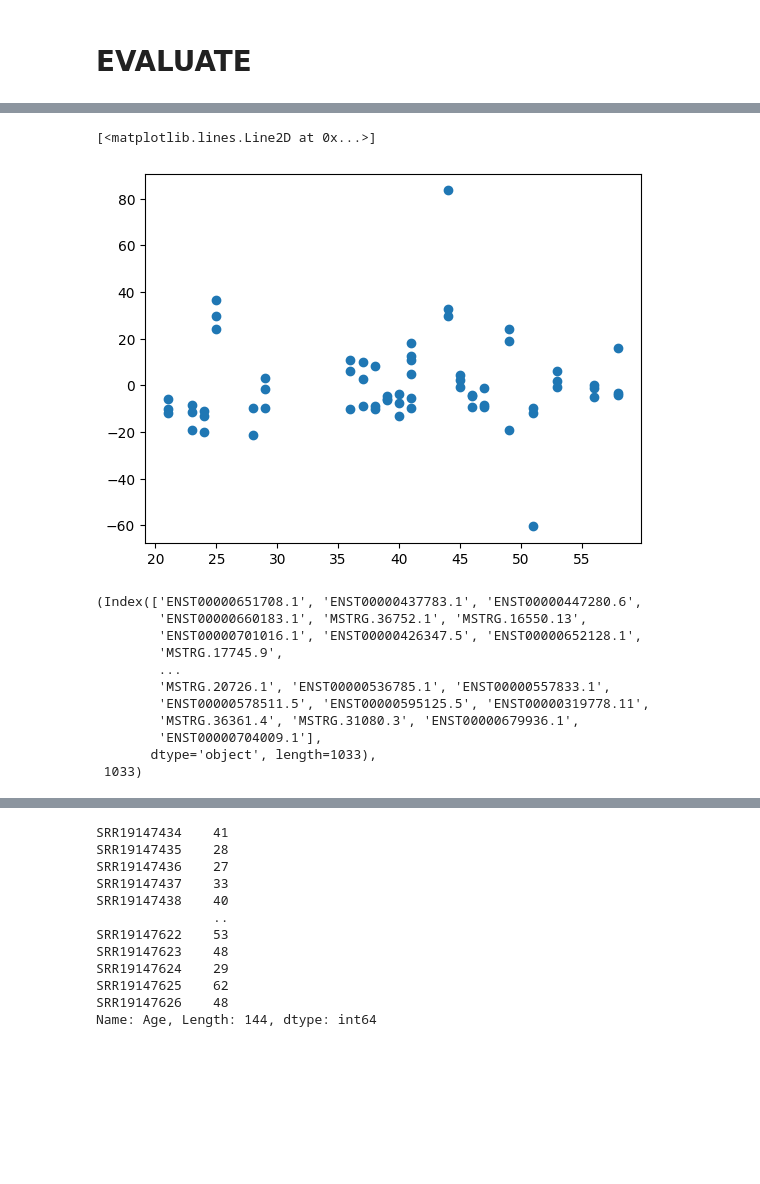
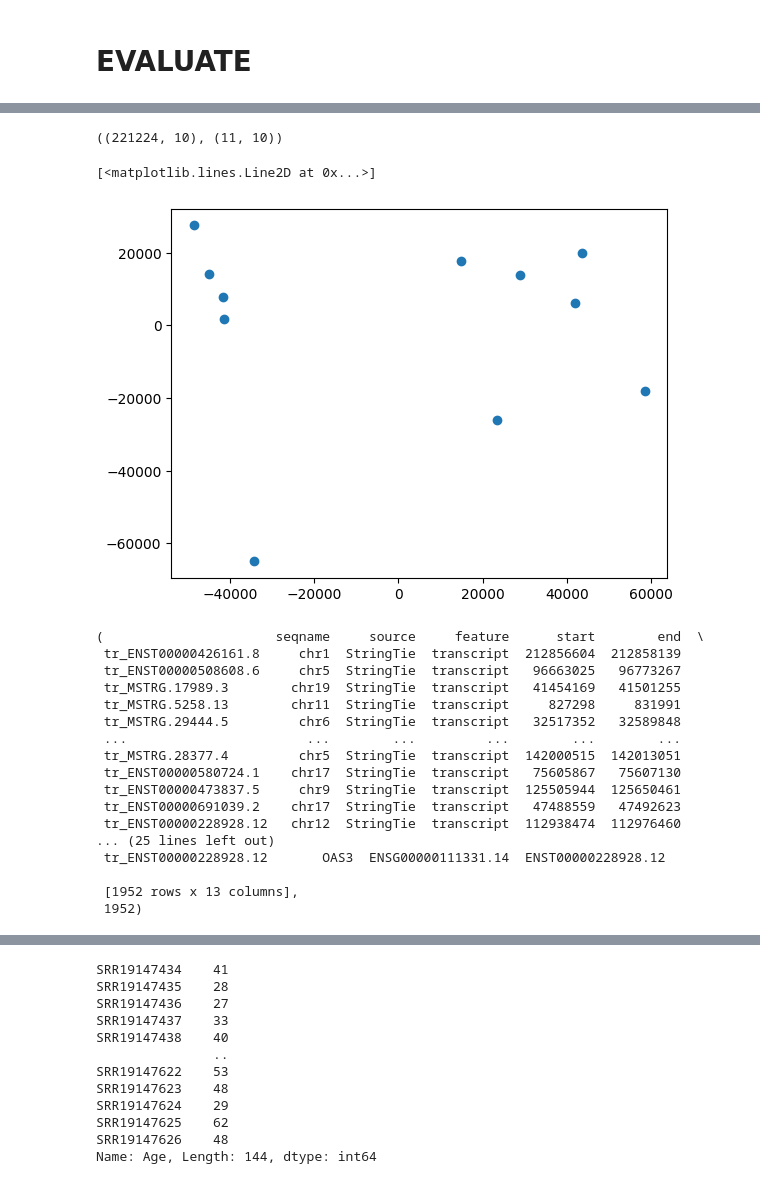
Before and after one commit to zodelheim/sea-infer-rna-seq, a Jupyter notebook: notebooks/AgePredictionTest.ipynb, the cells around one changed output, grey strips where cells are left out. Cells and saved outputs as stored; diff of their text form; code cells hidden in the pictures; blank space fills up the shorter version.

```diff
--- a/notebooks/AgePredictionTest.ipynb
+++ b/notebooks/AgePredictionTest.ipynb
@@ -148,16 +126,19 @@ pvalues_male = []
 rhos_female = []
 pvalues_female = []
 
-for i in tqdm(range(data_male.values.shape[1])):
+for i in tqdm(range(adata_male.n_vars)):
     # rho, pvalue = spearmanr(X[:, i], y)
-    rho, pvalue = spearmanr(data_male.values[:, i], data_header_male['Age'].values)
+    rho, pvalue = spearmanr(adata_male.X[:, i], adata_male.obs['age'].values)
     rhos_male.append(rho)
     pvalues_male.append(pvalue)
 
-for i in tqdm(range(data_female.values.shape[1])):
-    rho, pvalue = spearmanr(data_female.values[:, i], data_header_female['Age'].values)
+# for i in tqdm(range(adata_female.n_vars)):
+    rho, pvalue = spearmanr(adata_female.X[:, i], adata_female.obs['age'].values)
     rhos_female.append(rho)
     pvalues_female.append(pvalue)
 # rho, pvalue = spearmanr(X, y.values.reshape(1,-1), axis=1)
 rhos_male = np.array(rhos_male)
 rhos_female = np.array(rhos_female)
+
+rhos_male_nonan_ids = np.argwhere(~np.isnan(rhos_male)).ravel()
+rhos_female_nonan_ids = np.argwhere(~np.isnan(rhos_female)).ravel()
@@ -217,0 +145,13 @@ data_eval = data_eval.loc[(data_eval_header['sex'] == sex).index]
+# %%
+adata_male.varm['rho'] = rhos_male
+adata_female.varm['rho'] = rhos_female
+
+adata_male.varm['pvalue'] = np.array(pvalues_male)
+adata_female.varm['pvalue'] = np.array(pvalues_female)
+
+adata_male_nona = adata_male[:, rhos_male_nonan_ids]
+adata_female_nona = adata_female[:, rhos_female_nonan_ids]
+
+# rhos_female_nonan_ids
+# adata_male
+adata_female_nona
@@ -396,37 +363,36 @@ Index(['ENST00000651708.1', 'ENST00000437783.1', 'ENST00000447280.6',
+# %%
+adata_female_nona.varm['PCs'].shape, adata_female_nona.obsm['X_pca'].shape
+# %% [output]
+((221224, 10), (11, 10))
 # %%
-# # plt.figure(figsize=(16,6))
-# sns.scatterplot(
-#     y=np.abs(rhos[sorted_corr_ids]),
-#     x=data.columns[sorted_corr_ids],
-#     )
-# plt.xticks(rotation=90)
-
-
-# X = data[data.columns[sorted_corr_ids[:n_features]]].values
-# y = data_header['Age'].loc[data_header['sex'] == sex].values
-
 from sklearn.decomposition import PCA
 
 pca = PCA(None)
-X_trainsformed = pca.fit_transform(data_female)
+X_trainsformed = pca.fit_transform(adata_female_nona.X)
+plt.plot(X_trainsformed[:,0], X_trainsformed[:,1], 'o')
 # plt.plot(X_trainsformed[:,0], X_trainsformed[:,1], 'o')
-# plt.plot(X_trainsformed[:,0], X_trainsformed[:,1], 'o')
-plt.plot(data_header_female['Age'], X_trainsformed[:,3], 'o')
+# plt.plot(adata_female.obs['age'], X_trainsformed[:,3], 'o')
 # plt.plot(data_header_both['Age'], X_trainsformed[:,0], 'o')
 # %% [output]
 [<matplotlib.lines.Line2D at 0x...>]
-[figure, old version]
+[figure, new version]
 # %%
-data.columns[sorted_corr_ids], len(sorted_corr_ids)
+adata.var.iloc[sorted_corr_ids], len(sorted_corr_ids)
 # %% [output]
-(Index(['ENST00000651708.1', 'ENST00000437783.1', 'ENST00000447280.6',
-        'ENST00000660183.1', 'MSTRG.36752.1', 'MSTRG.16550.13',
-        'ENST00000701016.1', 'ENST00000426347.5', 'ENST00000652128.1',
-        'MSTRG.17745.9',
-        ...
-        'MSTRG.20726.1', 'ENST00000536785.1', 'ENST00000557833.1',
-        'ENST00000578511.5', 'ENST00000595125.5', 'ENST00000319778.11',
-        'MSTRG.36361.4', 'MSTRG.31080.3', 'ENST00000679936.1',
-        'ENST00000704009.1'],
-       dtype='object', length=1033),
- 1033)
+(                      seqname     source     feature      start        end  \
+ tr_ENST00000426161.8     chr1  StringTie  transcript  212856604  212858139
+ tr_ENST00000508608.6     chr5  StringTie  transcript   96663025   96773267
+ tr_MSTRG.17989.3        chr19  StringTie  transcript   41454169   41501255
+ tr_MSTRG.5258.13        chr11  StringTie  transcript     827298     831991
+ tr_MSTRG.29444.5         chr6  StringTie  transcript   32517352   32589848
+ ...                       ...        ...         ...        ...        ...
+ tr_MSTRG.28377.4         chr5  StringTie  transcript  142000515  142013051
+ tr_ENST00000580724.1    chr17  StringTie  transcript   75605867   75607130
+ tr_ENST00000473837.5     chr9  StringTie  transcript  125505944  125650461
+ tr_ENST00000691039.2    chr17  StringTie  transcript   47488559   47492623
+ tr_ENST00000228928.12   chr12  StringTie  transcript  112938474  112976460
+... (25 lines left out)
+ tr_ENST00000228928.12       OAS3  ENSG00000111331.14  ENST00000228928.12
+
+ [1952 rows x 13 columns],
+ 1952)
```
Also changed, not shown: parts of 36 cells of this notebook, 7 other files.
